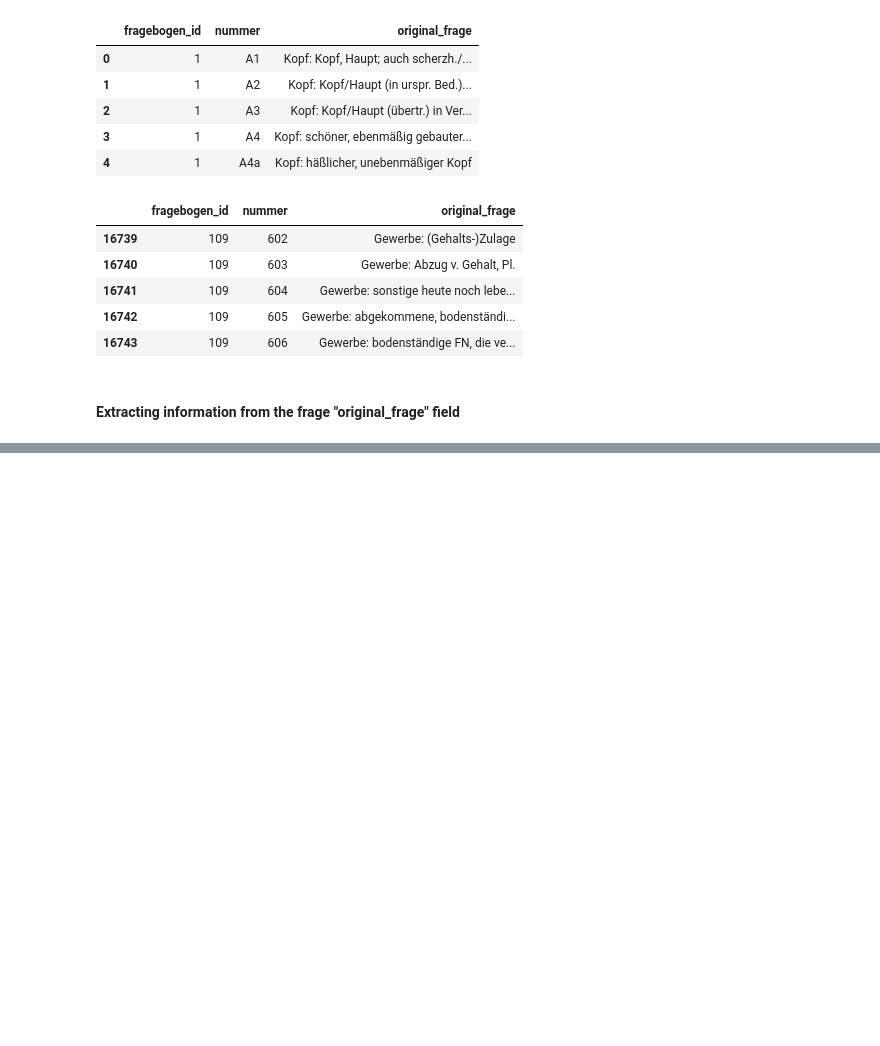
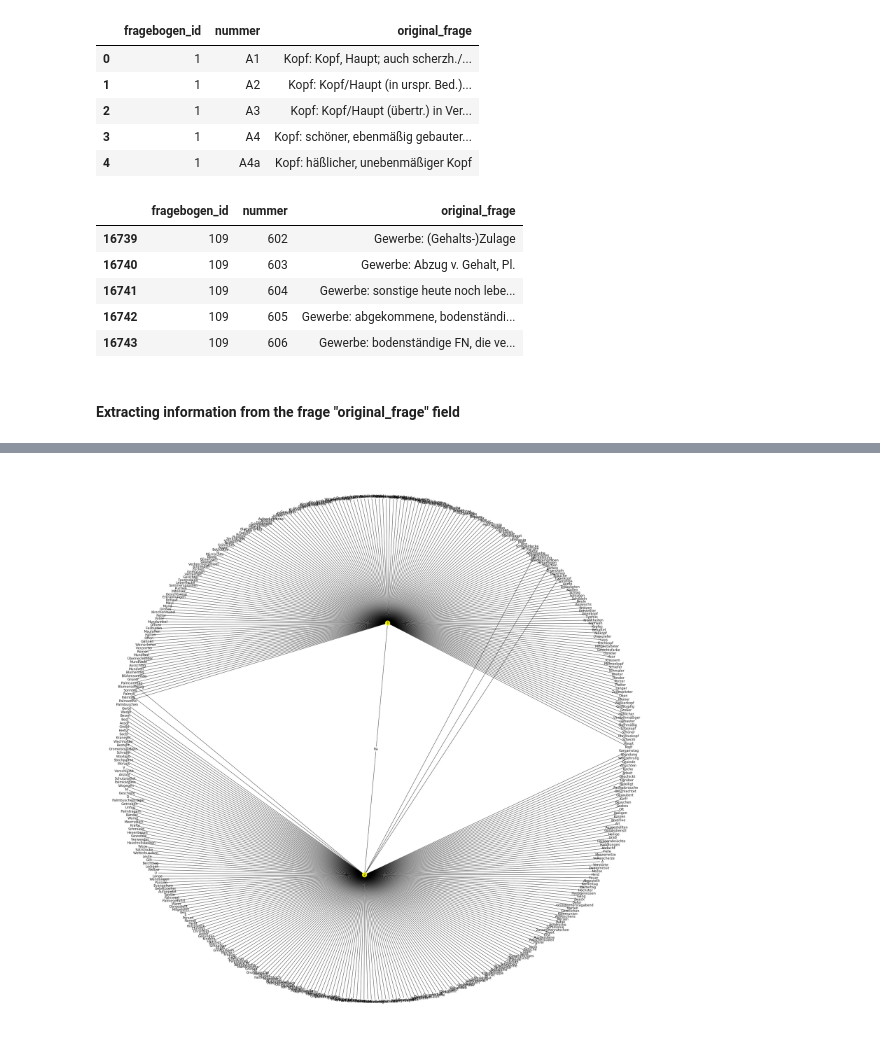
Before and after one commit to acdh-oeaw/exploreAT-Concepts, a Jupyter notebook: concepts.ipynb, the cells around one changed output, grey strips where cells are left out. Saved outputs shown, nothing was run; the diff lists cells and outputs as text; code cells hidden in the pictures; blank space fills up the shorter version.

```diff
--- a/concepts.ipynb
+++ b/concepts.ipynb
@@ -331,0 +434,9 @@ memory usage: 915.7+ KB
+# %%
+concepts = []
+#for entry in frage.question_words.values:
+for entry in frage.original_frage.values:
+    for concept in entry.split():
+        concepts.append(concept)
+concepts = [c for c in concepts if c not in german_stopwords]
+concepts = collections.Counter(concepts)
+concepts.most_common(40)
@@ -331,0 +461,38 @@ memory usage: 915.7+ KB
+# %%
+filtered = frage[frage.fragebogen_id <= 2]
+# %%
+G = nx.Graph()
+
+for concept_list in filtered.question_words:
+    for concept in concept_list:
+        G.add_node(concept, color='white')
+
+for questionnaire in filtered.fragebogen_id:
+    G.add_node(questionnaire, color='yellow')
+
+for idn in filtered.index:
+    for concept in filtered.loc[idn, 'question_words']:
+        G.add_edge(concept, filtered.loc[idn, 'fragebogen_id'], length = 10)
+# %%
+plt.figure(figsize=(28,28))
+
+#pos = nx.spring_layout(G)
+#pos = graphviz_layout(G)
+pos = graphviz_layout(G, prog='twopi', args='')
+
+
+nx.draw(G,
+        pos,
+        #width=5,
+        alpha=0.9,
+        #cmap=plt.get_cmap('viridis'),
+        node_color=nx.get_node_attributes(G,'color').values(),
+        with_labels=True,
+        #font_weight='bold',
+        #font_color='white',
+       )
+
+
+plt.show()
+# %% [output]
+[figure, added]
```
Also changed, not shown: parts of 16 cells of this notebook, 6 other files.
